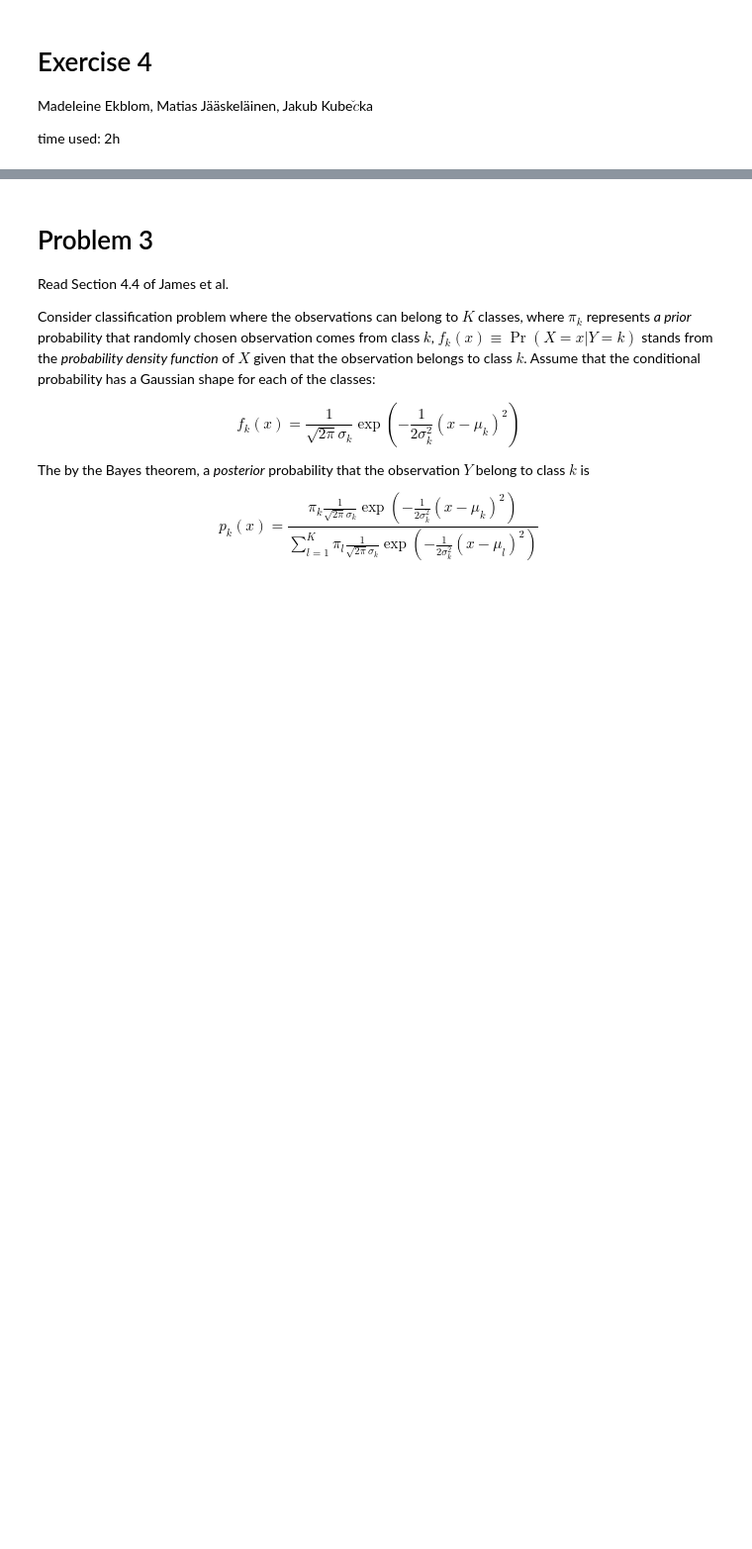
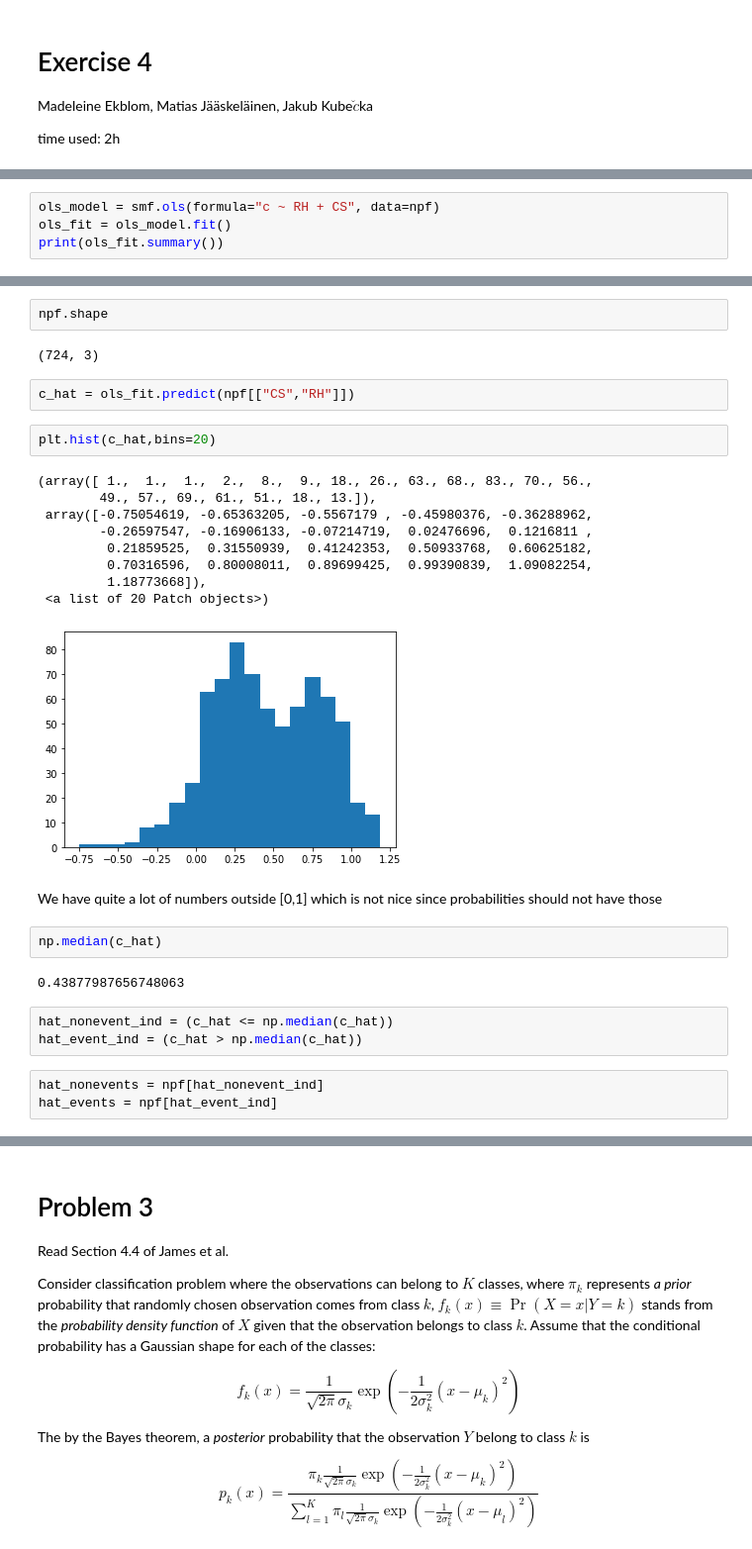
Before and after one commit to MatiasJJ/ATML, a Jupyter notebook: Ex4/Ex4_Matias_Jakub_Madeleine.ipynb, the cells around one changed output, grey strips where cells are left out. Shown at 99% size. Saved outputs shown, nothing was run; the diff lists cells and outputs as text; blank space fills up the shorter version.

```diff
--- a/Ex4/Ex4_Matias_Jakub_Madeleine.ipynb
+++ b/Ex4/Ex4_Matias_Jakub_Madeleine.ipynb
@@ -42,0 +103,4 @@ $$
+# %%
+ols_model = smf.ols(formula="c ~ RH + CS", data=npf)
+ols_fit = ols_model.fit()
+print(ols_fit.summary())
@@ -42,0 +140,30 @@ $$
+# %%
+npf.shape
+# %% [output]
+(724, 3)
+# %%
+c_hat = ols_fit.predict(npf[["CS","RH"]])
+# %%
+plt.hist(c_hat,bins=20)
+# %% [output]
+(array([ 1.,  1.,  1.,  2.,  8.,  9., 18., 26., 63., 68., 83., 70., 56.,
+        49., 57., 69., 61., 51., 18., 13.]),
+ array([-0.75054619, -0.65363205, -0.5567179 , -0.45980376, -0.36288962,
+        -0.26597547, -0.16906133, -0.07214719,  0.02476696,  0.1216811 ,
+         0.21859525,  0.31550939,  0.41242353,  0.50933768,  0.60625182,
+         0.70316596,  0.80008011,  0.89699425,  0.99390839,  1.09082254,
+         1.18773668]),
+ <a list of 20 Patch objects>)
+[figure, added]
+# %% [markdown]
+We have quite a lot of numbers outside [0,1] which is not nice since probabilities should not have those
+# %%
+np.median(c_hat)
+# %% [output]
+0.43877987656748063
+# %%
+hat_nonevent_ind = (c_hat <= np.median(c_hat))
+hat_event_ind = (c_hat > np.median(c_hat))
+# %%
+hat_nonevents = npf[hat_nonevent_ind]
+hat_events = npf[hat_event_ind]
```
Also changed, not shown: parts of 51 cells of this notebook.
